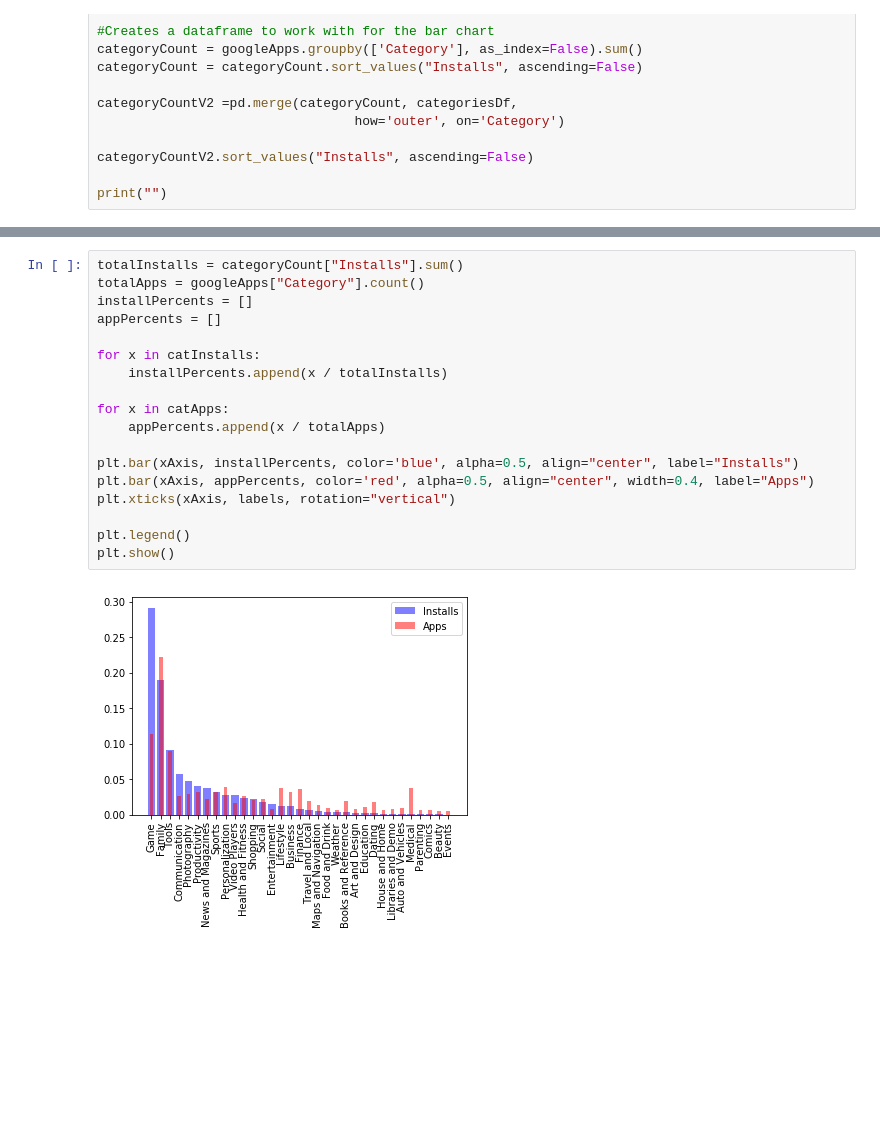
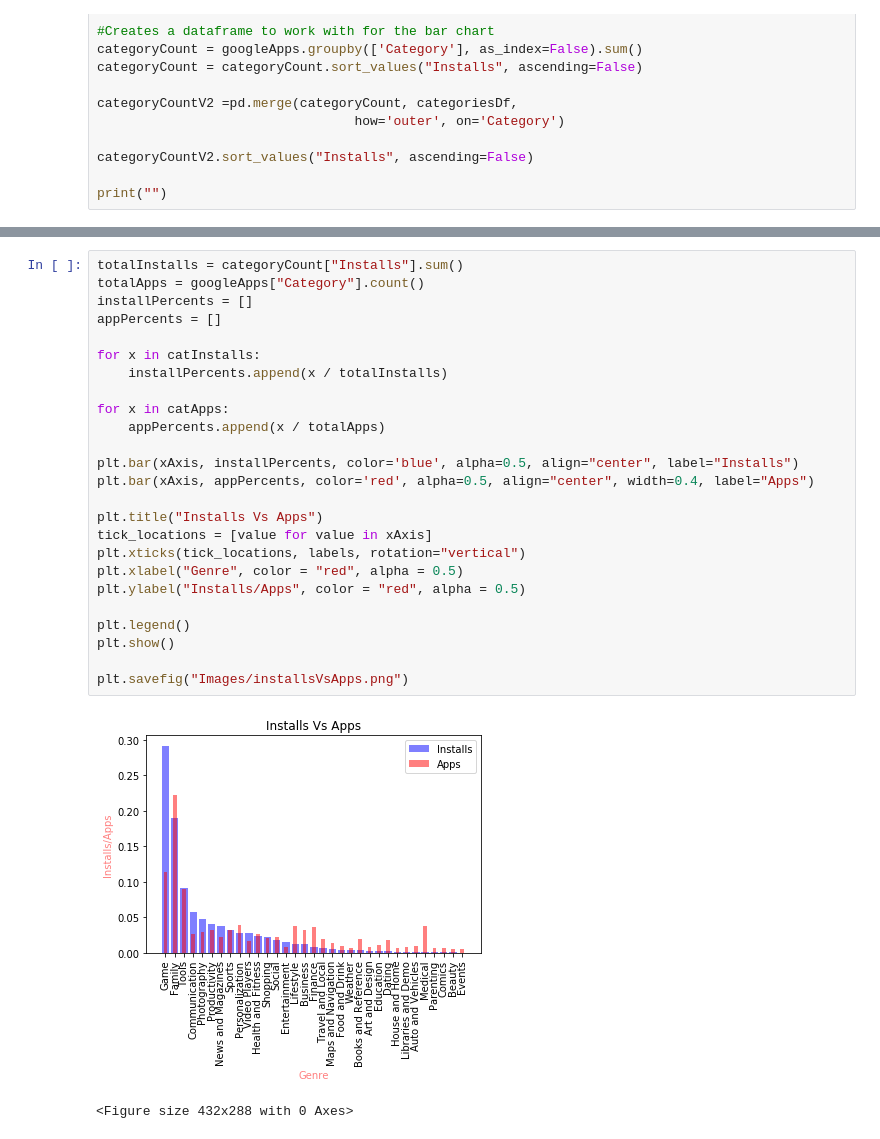
Before and after one commit to KylePeterson623/Project1, a Jupyter notebook: kyle.ipynb, the cells around one changed output, grey strips where cells are left out. Cells and saved outputs as stored; diff of their text form; blank space fills up the shorter version.

Commit message:
adding images folder and updating kyle.ipynb

```diff
--- a/kyle.ipynb
+++ b/kyle.ipynb
@@ -286,20 +308,28 @@ plt.show()
 # %%
 totalInstalls = categoryCount["Installs"].sum()
 totalApps = googleApps["Category"].count()
 installPercents = []
 appPercents = []
 
 for x in catInstalls:
     installPercents.append(x / totalInstalls)
 
 for x in catApps:
     appPercents.append(x / totalApps)
 
 plt.bar(xAxis, installPercents, color='blue', alpha=0.5, align="center", label="Installs")
 plt.bar(xAxis, appPercents, color='red', alpha=0.5, align="center", width=0.4, label="Apps")
-plt.xticks(xAxis, labels, rotation="vertical")
+
+plt.title("Installs Vs Apps")
+tick_locations = [value for value in xAxis]
+plt.xticks(tick_locations, labels, rotation="vertical")
+plt.xlabel("Genre", color = "red", alpha = 0.5)
+plt.ylabel("Installs/Apps", color = "red", alpha = 0.5)
 
 plt.legend()
 plt.show()
+
+plt.savefig("Images/installsVsApps.png")
 # %% [output]
-[figure, old version]
+[figure, new version]
+<Figure size 432x288 with 0 Axes>
```
Also changed, not shown: parts of 7 cells of this notebook, 7 other files.
